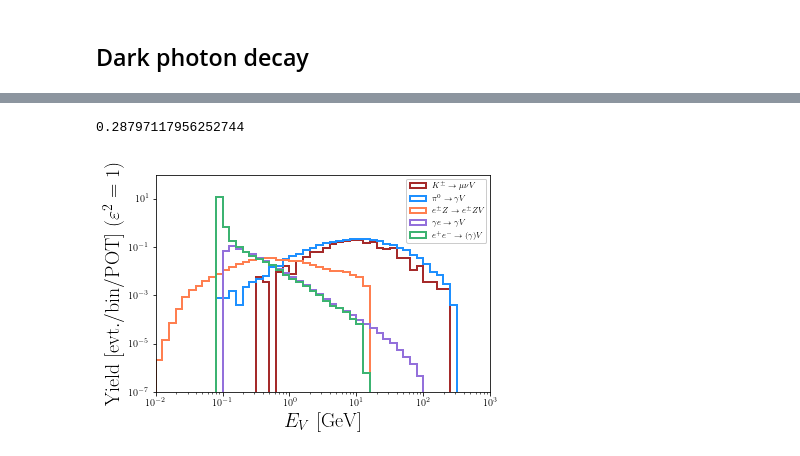
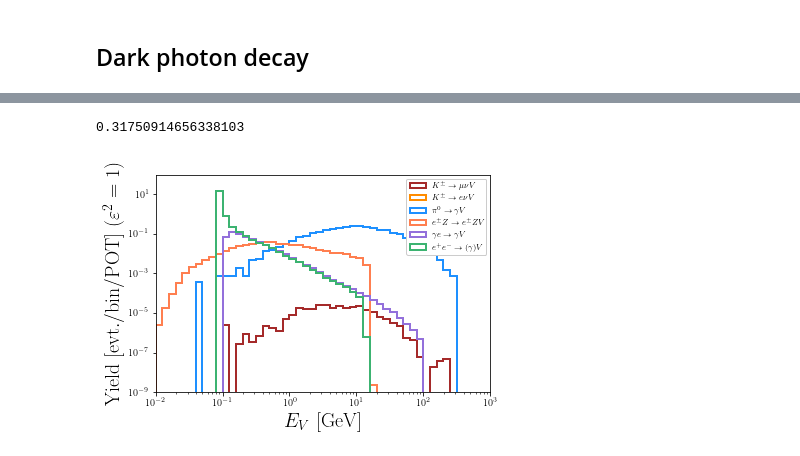
Before and after one commit to tzhouphys/PETITE, a Jupyter notebook: examples/KaonDecay.ipynb, the cells around one changed output, grey strips where cells are left out. Saved outputs shown, nothing was run; the diff lists cells and outputs as text; code cells hidden in the pictures.

```diff
--- a/examples/KaonDecay.ipynb
+++ b/examples/KaonDecay.ipynb
@@ -554,0 +673,27 @@ er_LmuLtau = np.array([return_event_rates([sample_10MeV, sample_10MeV_pion, samp
+# %%
+# kevin's EM samples
+plt.rc('text', usetex=True)
+plt.rc('font', family='serif')
+figwid = 24.0
+fighei = 4
+wwspace = 0.1
+
+fig, axes = plt.subplots(1, 4, figsize=(figwid, fighei))
+
+fig.subplots_adjust(wspace=wwspace)
+
+ax = axes[0]
+#ax.plot(np.sqrt(4.0*np.pi*alpha_em)*epsilon_vec, er_DarkPhoton[:,0], color='brown', lw=2, label=r'$K^\pm\ \mathrm{Decay}$')
+ax.plot(epsilon_vec, er_DarkPhoton[:,2], color='dodgerblue', lw=2, label=r'$\pi^0\ \mathrm{Decay}$')
+ax.plot(epsilon_vec, er_DarkPhoton[:,3], color='coral', lw=2, label=r'$\mathrm{Dark\ Brem.}$')
+ax.plot(epsilon_vec, er_DarkPhoton[:,5], color='mediumseagreen', lw=2, label=r'$\mathrm{Dark\ Ann.}$')
+ax.plot(epsilon_vec, er_DarkPhoton[:,4], color='mediumpurple', lw=2, label=r'$\mathrm{Dark\ Comp.}$')
+ax.plot(epsilon_vec, np.sum(er_DarkPhoton, axis=1), color='k', lw=2, alpha=0.6, label=r"$\mathrm{Total}$")
+ax.set_xscale('log')
+ax.set_yscale('log')
+ax.set_ylim(1e-3, 1e12)
+ax.legend(loc='best', fontsize=8, framealpha=1.0, title=r"$\mathrm{Dark\ photon,\ }m_V = 10\ \mathrm{MeV}$", title_fontsize=10)
+ax.axhline(10.0, lw=1, ls='--', color='k')
+ax.set_xlabel(r"$\varepsilon$", fontsize=16)
+ax.set_ylabel(r"$\mathrm{Evt.\ rate\ (SHiP),\ }2\times 10^{20}\ \mathrm{POT}$", fontsize=16)
+fig.savefig("/Users/taozhou/Desktop/BSM/SHiP_10MeV_Sensitivity_kevin.pdf", bbox_inches="tight")
@@ -628,29 +923,31 @@ fig.savefig("/Users/taozhou/Desktop/BSM/SHiP_10MeV_Sensitivity.pdf", bbox_inches
 # %%
-spectrum_10MeV_pion = detector_cut(NewShower_pion[0], [120.0], 4.0, method="Sample", energy_cut=None)[0]
-spectrum_10MeV = detector_cut(NewShower[0], [120.0], 4.0, method="Sample", energy_cut=None)[0]
+spectrum_10MeV_pion = detector_cut(NewShower_pion[0], [85.0], 3.19, method="Sample", energy_cut=None)[0]
+spectrum_10MeV_kaon_mu = detector_cut(NewShower_mu[0], [85.0], 3.19, method="Sample", energy_cut=None)[0]
+spectrum_10MeV_kaon_e = detector_cut(NewShower_e[0], [85.0], 3.19, method="Sample", energy_cut=None)[0]
 tao_events = pk.load(open(PETITE_home_dir+dictionary_dir+"energy_weights_particles.pkl", "rb"))
 tao_darkbrem_nocuts = np.concatenate([tao_events[2]['DarkBrem'][11], tao_events[2]['DarkBrem'][-11]])
 tao_darkcomp_nocuts = tao_events[2]['DarkComp'][22]
 tao_dakann_nocuts = tao_events[2]['DarkAnn'][-11]
-tao_darkbrem_cuts = detector_cut(tao_darkbrem_nocuts, [120.0], 4.0, method="Sample", energy_cut=None)[0]
-tao_darkcomp_cuts = detector_cut(tao_darkcomp_nocuts, [120.0], 4.0, method="Sample", energy_cut=None)[0]
-tao_darkann_cuts = detector_cut(tao_dakann_nocuts, [120.0], 4.0, method="Sample", energy_cut=None)[0]
+tao_darkbrem_cuts = detector_cut(tao_darkbrem_nocuts, [85.0], 3.19, method="Sample", energy_cut=None)[0]
+tao_darkcomp_cuts = detector_cut(tao_darkcomp_nocuts, [85.0], 3.19, method="Sample", energy_cut=None)[0]
+tao_darkann_cuts = detector_cut(tao_dakann_nocuts, [85.0], 3.19, method="Sample", energy_cut=None)[0]
 np.sum([p0.get_ids()["weight"] for p0 in tao_darkbrem_cuts])/np.sum([p0.get_ids()["weight"] for p0 in tao_darkbrem_nocuts])
 # %% [output]
-0.28797117956252744
+0.31750914656338103
 # %%
-plt.hist([p0.get_p0()[0] for p0 in spectrum_10MeV], weights=[p0.get_ids()['weight'] for p0 in spectrum_10MeV], bins=np.logspace(-2, 3, 51), lw=2, histtype="step", color="brown", label=r"$K^\pm \to \mu \nu V$")
+plt.hist([p0.get_p0()[0] for p0 in spectrum_10MeV_kaon_mu], weights=[p0.get_ids()['weight'] for p0 in spectrum_10MeV_kaon_mu], bins=np.logspace(-2, 3, 51), lw=2, histtype="step", color="brown", label=r"$K^\pm \to \mu \nu V$")
+plt.hist([p0.get_p0()[0] for p0 in spectrum_10MeV_kaon_e], weights=[p0.get_ids()['weight'] for p0 in spectrum_10MeV_kaon_e], bins=np.logspace(-2, 3, 51), lw=2, histtype="step", color="darkorange", label=r"$K^\pm \to e \nu V$")
 plt.hist([p0.get_p0()[0] for p0 in spectrum_10MeV_pion], weights=[p0.get_ids()['weight'] for p0 in spectrum_10MeV_pion], bins=np.logspace(-2, 3, 51), lw=2, histtype="step", color="dodgerblue", label=r"$\pi^0 \to \gamma V$")
 plt.hist([p0.get_p0()[0] for p0 in tao_darkbrem_cuts], weights=[p0.get_ids()['weight'] for p0 in tao_darkbrem_cuts], bins=np.logspace(-2, 3, 51), lw=2, histtype="step", color="coral", label=r"$e^\pm Z \to e^\pm Z V$")
 plt.hist([p0.get_p0()[0] for p0 in tao_darkcomp_cuts], weights=[p0.get_ids()['weight'] for p0 in tao_darkcomp_cuts], bins=np.logspace(-2, 3, 51), lw=2, histtype="step", color="mediumpurple", label=r"$\gamma e \to \gamma V$")
 plt.hist([p0.get_p0()[0] for p0 in tao_darkann_cuts], weights=[p0.get_ids()['weight'] for p0 in tao_darkann_cuts], bins=np.logspace(-2, 3, 51), lw=2, histtype="step", color="mediumseagreen", label=r"$e^+ e^- \to (\gamma) V$")
 plt.gca().set_xscale('log')
 plt.gca().set_yscale('log')
-plt.gca().axis([0.01, 1000, 1e-7, 100])
+plt.gca().axis([0.01, 1000, 1e-9, 100])
 
 plt.gca().set_xlabel(r"$E_V\ \mathrm{[GeV]}$", size=20)
 plt.gca().set_ylabel(r"$\mathrm{Yield\ [evt./bin/POT]\ } (\varepsilon^2 = 1)$", size=20)
 plt.legend(loc='best', framealpha=1.0, fontsize=8)
-plt.savefig("/Users/taozhou/Desktop/BSM/SHiP_10MeV_Spectrum.pdf", bbox_inches="tight")
+plt.savefig("/Users/taozhou/Desktop/BSM/SHiP_10MeV_Spectrum_newgeometry.pdf", bbox_inches="tight")
 # %% [output]
-[figure, old version]
+[figure, new version]
```
Also changed, not shown: parts of 35 cells of this notebook.
